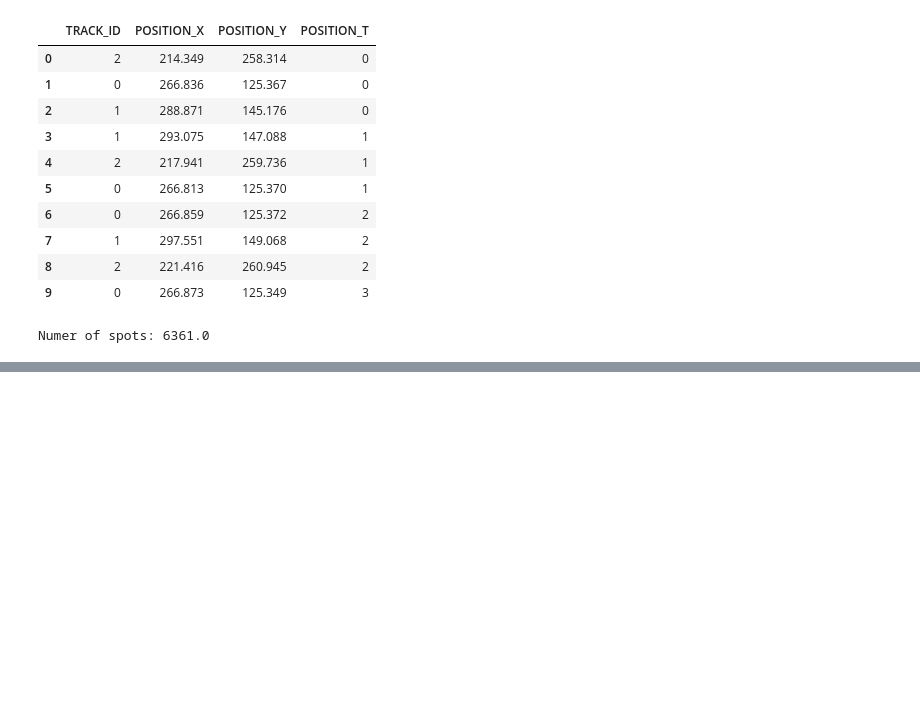
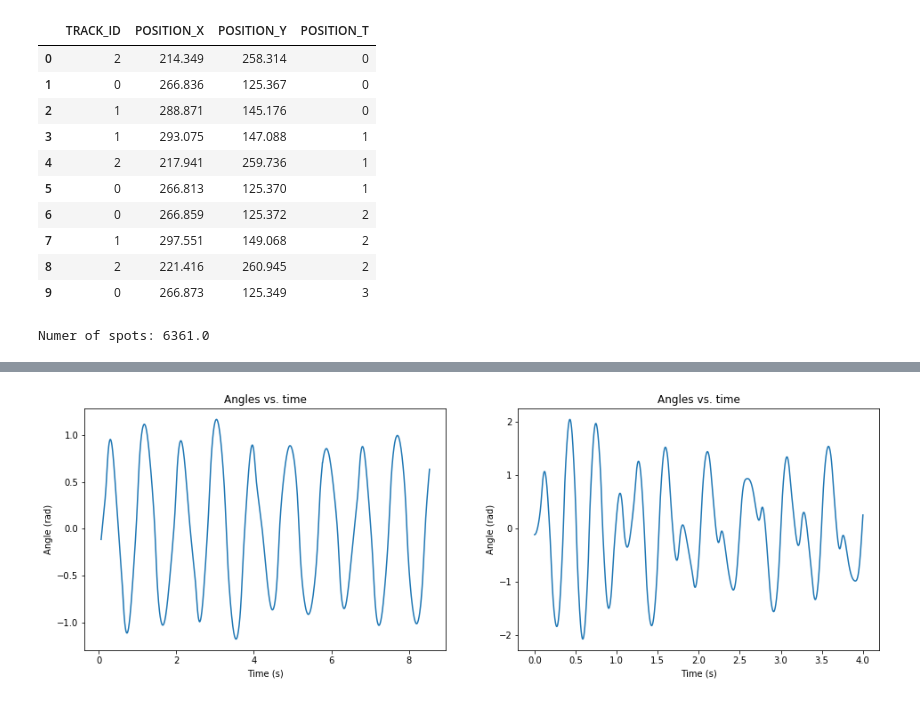
Before and after one commit to khoa-ho/deep-learning-physics, a Jupyter notebook: utils/Experimental double pendulum_1.ipynb, the cells around one changed output, grey strips where cells are left out. Cells and saved outputs as stored; diff of their text form; code cells hidden in the pictures; blank space fills up the shorter version.

Commit message:
Improved theory vs experiment visualization

```diff
--- a/utils/Experimental double pendulum_1.ipynb
+++ b/utils/Experimental double pendulum_1.ipynb
@@ -98,0 +43,5 @@ print(theta1[init], theta1p[init], theta2[init], theta2p[init])
+# %%
+FPS = 164
+time = np.arange(0, len(origin)/FPS, 1/FPS)
+print('Length of data:', len(origin))
+print('Length of time:', len(time))
@@ -98,0 +115,77 @@ print(theta1[init], theta1p[init], theta2[init], theta2p[init])
+# %%
+figsize = (16,5)
+
+plt.figure(figsize=figsize)
+plt.subplot(1, 2, 1)
+plt.plot(time[a:b], theta1[a:b], label='theta1')
+plt.title('Angles vs. time')
+plt.xlabel('Time (s)')
+plt.ylabel('Angle (rad)')
+
+plt.subplot(1, 2, 2)
+plt.plot(t, theta1p, label='theta1')
+plt.title('Angles vs. time')
+plt.xlabel('Time (s)')
+plt.ylabel('Angle (rad)')
+
+
+plt.figure(figsize=figsize)
+plt.subplot(1, 2, 1)
+plt.plot(time[a:b], theta2[a:b], label='theta2')
+plt.title('Angles vs. time')
+plt.xlabel('Time (s)')
+plt.ylabel('Angle (rad)')
+plt.legend()
+
+plt.subplot(1, 2, 2)
+plt.plot(t, theta2p, label='theta2')
+plt.title('Angles vs. time')
+plt.xlabel('Time (s)')
+plt.ylabel('Angle (rad)')
+plt.legend()
+
+
+plt.figure(figsize=figsize)
+plt.subplot(1, 2, 1)
+plt.plot(theta1[a:b], theta2[a:b])
+plt.title('theta2 vs. theta1')
+plt.xlabel('theta1 (rad)')
+plt.ylabel('theta2 (rad)')
+
+plt.subplot(1, 2, 2)
+plt.plot(theta1p, theta2p)
+plt.title('theta2 vs. theta1')
+plt.xlabel('theta1 (rad)')
+plt.ylabel('theta2 (rad)')
+
+
+plt.figure(figsize=figsize)
+plt.subplot(1, 2, 1)
+plt.plot(theta1[a:b], theta1dot[a:b])
+plt.title('theta1dot vs. theta1')
+plt.xlabel('theta1 (rad)')
+plt.ylabel('theta1dot (rad/s)')
+
+plt.subplot(1, 2, 2)
+plt.plot(theta1p, theta1dotp)
+plt.title('theta1dot vs. theta1')
+plt.xlabel('theta1 (rad)')
+plt.ylabel('theta1dot (rad/s)')
+
+
+plt.figure(figsize=figsize)
+plt.subplot(1, 2, 1)
+plt.plot(theta2[a:b], theta2dot[a:b])
+plt.title('theta2dot vs. theta2')
+plt.xlabel('theta2 (rad)')
+plt.ylabel('theta2dot (rad/s)')
+
+plt.subplot(1, 2, 2)
+plt.plot(theta2p, theta2dotp)
+plt.title('theta2dot vs. theta2')
+plt.xlabel('theta2 (rad)')
+plt.ylabel('theta2dot (rad/s)')
+
+print("theta1  theta1dot  theta2  theta2dot")
+print(np.round(init, 3))
+# %% [output]
@@ -98,0 +194 @@ print(theta1[init], theta1p[init], theta2[init], theta2p[init])
+[figure, added]
```
Also changed, not shown: parts of 5 cells of this notebook, 2 other files.
